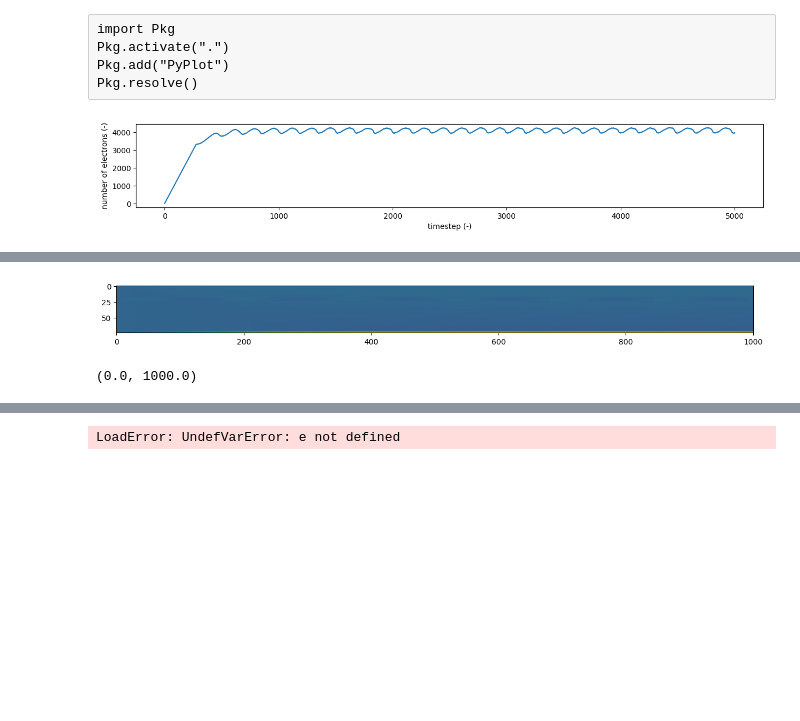
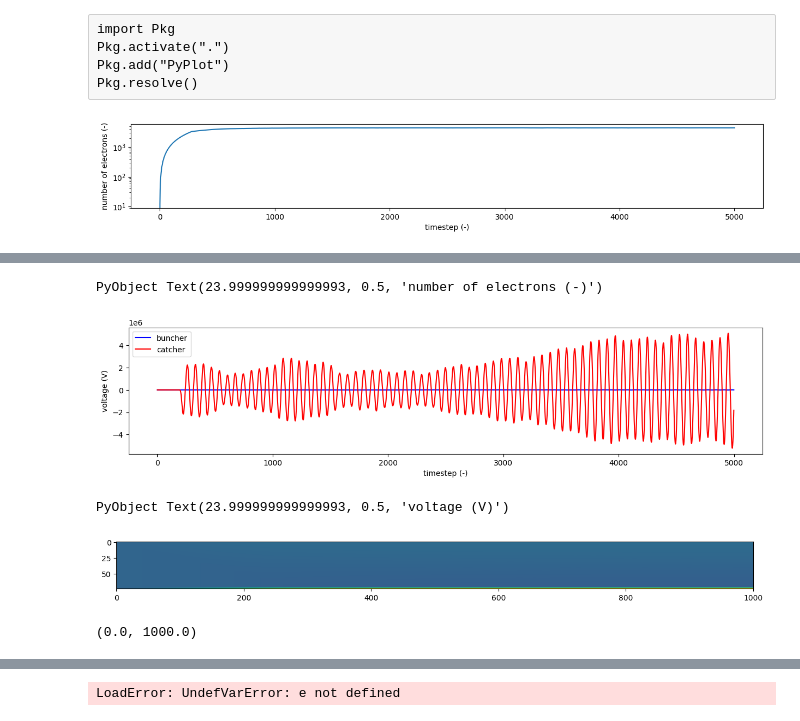
Before and after one commit to bchaber/iskra, a Jupyter notebook: klystron.ipynb, the cells around one changed output, grey strips where cells are left out. Saved outputs shown, nothing was run; the diff lists cells and outputs as text; code cells hidden in the pictures; blank space fills up the shorter version.

```diff
--- a/klystron.ipynb
+++ b/klystron.ipynb
@@ -252,8 +337,8 @@ Pkg.resolve()
 # %%
 using PyPlot
 figure(figsize=(15, 2))
-plot(results.ne)
+semilogy(results.ne)
 xlabel("timestep (-)")
 ylabel("number of electrons (-)")
 # %% [output]
-[figure, old version]
+[figure, new version]
@@ -261,11 +347,23 @@ PyObject Text(23.999999999999986, 0.5, 'number of electrons (-)')
+PyObject Text(23.999999999999993, 0.5, 'number of electrons (-)')
-# %%
-using PyPlot
-figure(figsize=(15, 6))
-imshow(results.Ex)
-xlim((0,1000))
-# %% [output]
-[figure, removed]
-(0.0, 1000.0)
+# %%
+using PyPlot
+figure(figsize=(15, 3))
+plot(results.v_ext, "b")
+plot(results.v_ind, "r")
+legend(("buncher", "catcher"))
+xlabel("timestep (-)")
+ylabel("voltage (V)")
+# %% [output]
+[figure, added]
+PyObject Text(23.999999999999993, 0.5, 'voltage (V)')
+# %%
+using PyPlot
+figure(figsize=(15, 6))
+imshow(results.Ex)
+xlim((0, 1000))
+# %% [output]
+[figure, added]
+(0.0, 1000.0)
 # %%
 using PyPlot
 figure(figsize=(15, 6))
```
Also changed, not shown: parts of 13 cells of this notebook.
